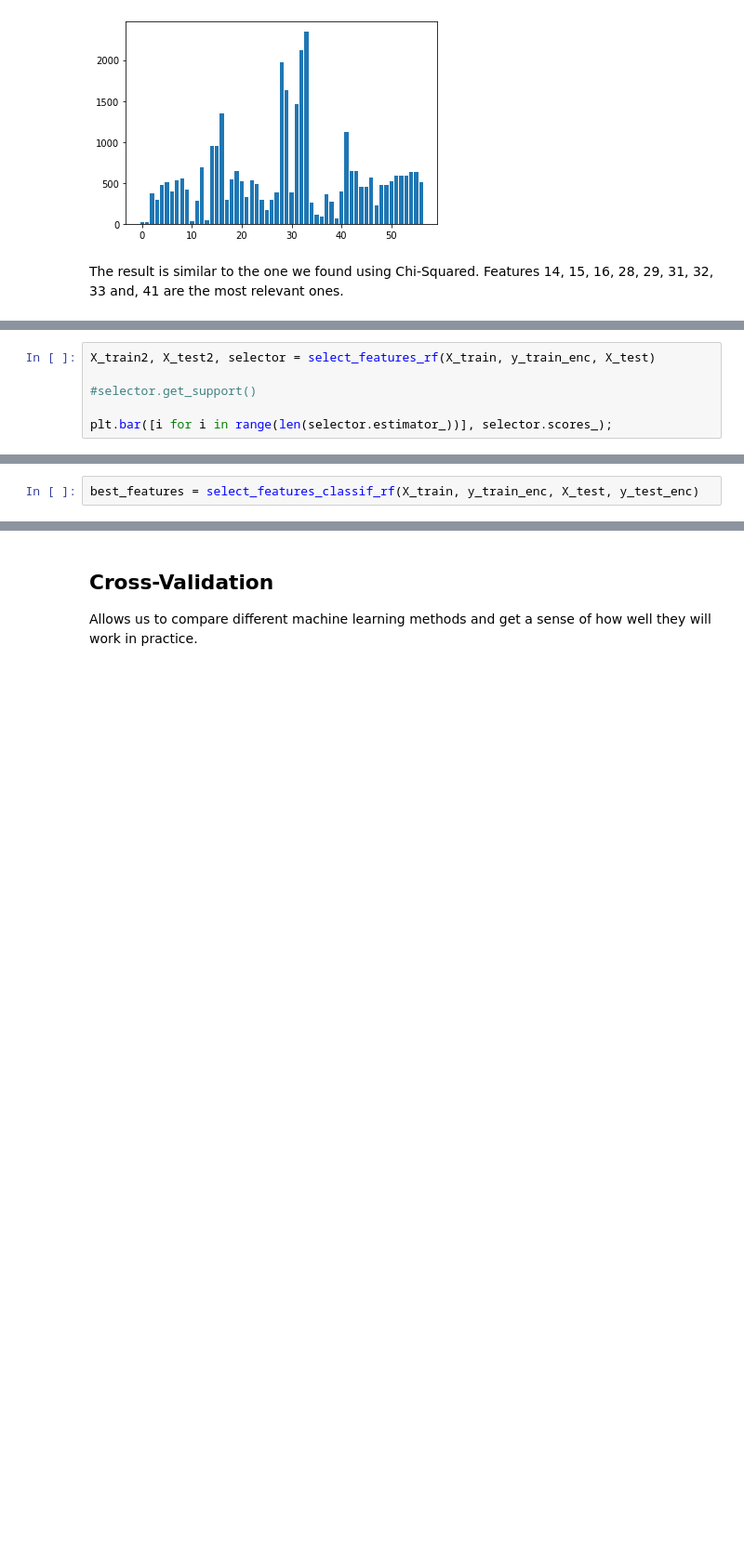
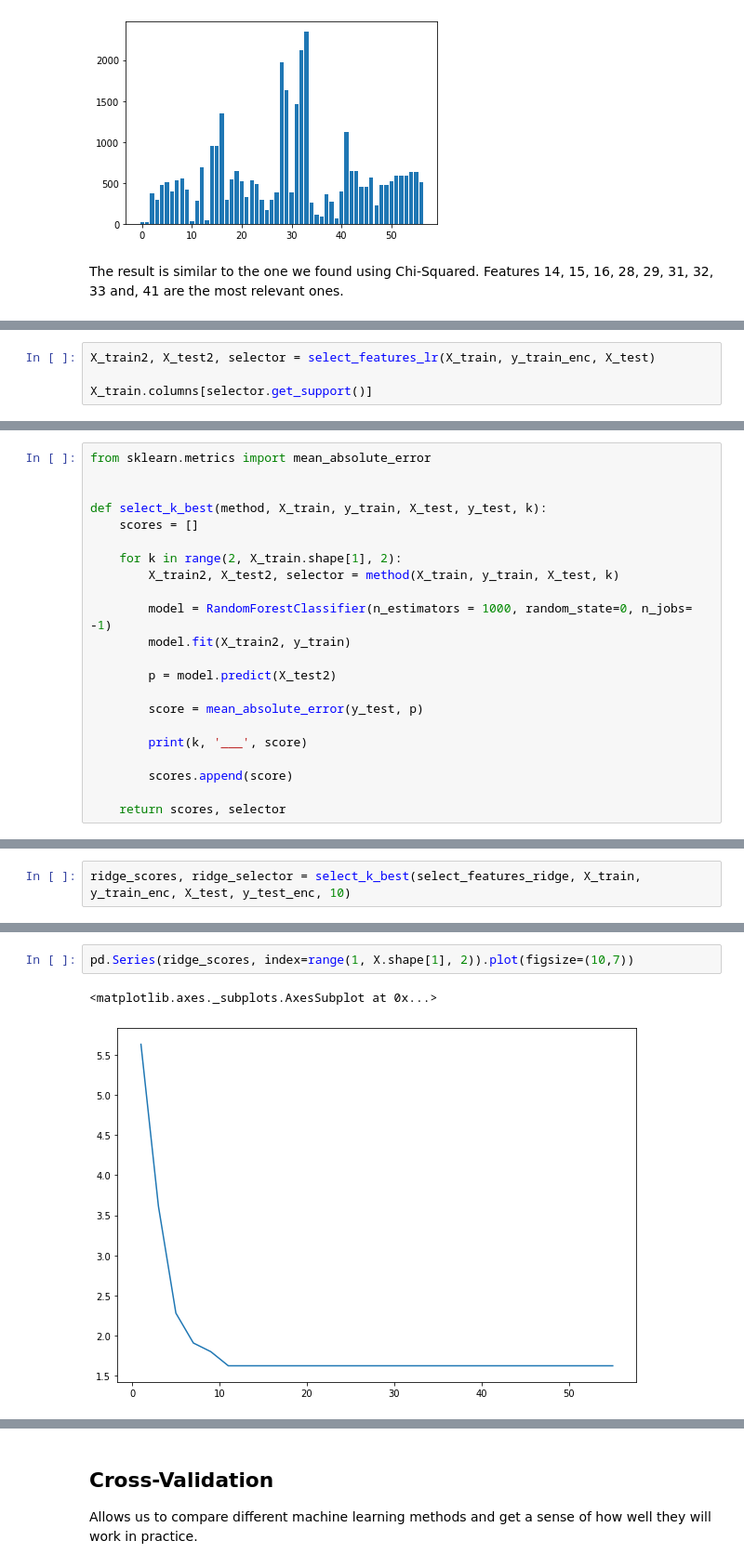
Before and after one commit to eduardopd/fifa-20-dataset, a Jupyter notebook: Fifa 20 FUT - Machine Learning.ipynb, the cells around one changed output, grey strips where cells are left out. Shown at 93% size. Cells and saved outputs as stored; diff of their text form; blank space fills up the shorter version.

Commit message:
feat: select k best

```diff
--- a/Fifa 20 FUT - Machine Learning.ipynb
+++ b/Fifa 20 FUT - Machine Learning.ipynb
@@ -359,7 +389,5 @@ Using a Random Forest Classifier algorithm to perform the features selection, we
 # %%
-X_train2, X_test2, selector = select_features_rf(X_train, y_train_enc, X_test)
+X_train2, X_test2, selector = select_features_lr(X_train, y_train_enc, X_test)
 
-#selector.get_support()
-
-plt.bar([i for i in range(len(selector.estimator_))], selector.scores_);
+X_train.columns[selector.get_support()]
 # %% [output]
@@ -374,0 +400,22 @@ array([False, False, False, False,  True,  True,  True, False, False,
+# %%
+from sklearn.metrics import mean_absolute_error
+
+
+def select_k_best(method, X_train, y_train, X_test, y_test, k):
+    scores = []
+
+    for k in range(2, X_train.shape[1], 2):
+        X_train2, X_test2, selector = method(X_train, y_train, X_test, k)
+
+        model = RandomForestClassifier(n_estimators = 1000, random_state=0, n_jobs= -1)
+        model.fit(X_train2, y_train)
+
+        p = model.predict(X_test2)
+
+        score = mean_absolute_error(y_test, p)
+
+        print(k, '___', score)
+
+        scores.append(score)
+
+    return scores, selector
@@ -375,2 +424,2 @@ array([False, False, False, False,  True,  True,  True, False, False,
 # %%
-best_features = select_features_classif_rf(X_train, y_train_enc, X_test, y_test_enc)
+ridge_scores, ridge_selector = select_k_best(select_features_ridge, X_train, y_train_enc, X_test, y_test_enc, 10)
@@ -401,0 +433,5 @@ Criar gráfico da feature selection utilizando Random Forest. Entender pq as mé
+# %%
+pd.Series(ridge_scores, index=range(1, X.shape[1], 2)).plot(figsize=(10,7))
+# %% [output]
+<matplotlib.axes._subplots.AxesSubplot at 0x...>
+[figure, added]
```
Also changed, not shown: parts of 30 cells of this notebook.
